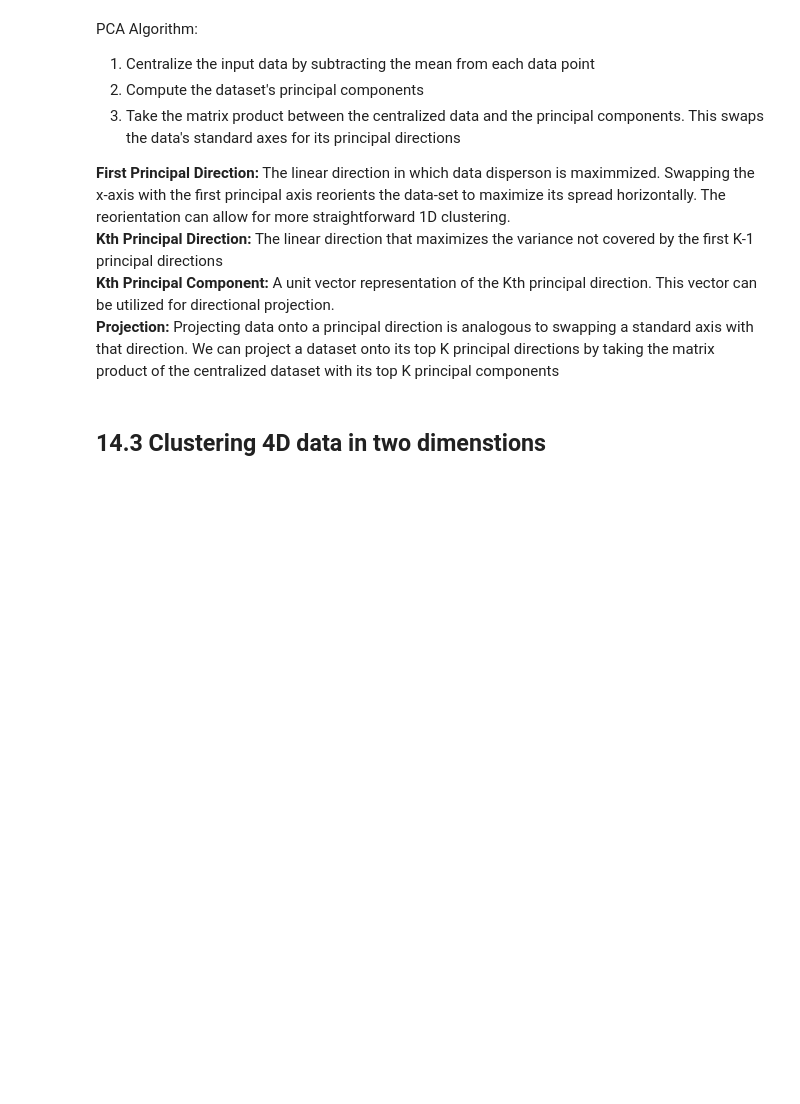
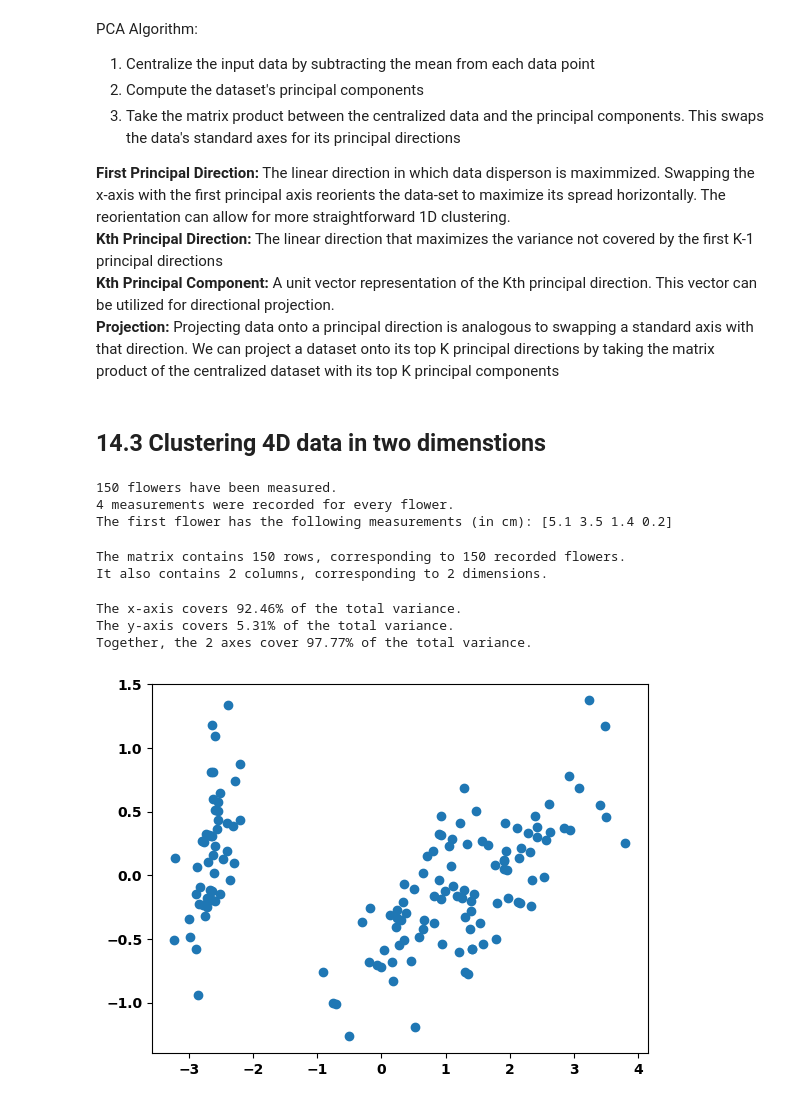
Before and after one commit to IanSinColorado/DataScienceBootcamp, a Jupyter notebook: Chapter14.ipynb, the cells around one changed output. Cells and saved outputs as stored; diff of their text form; code cells hidden in the pictures; blank space fills up the shorter version.

```diff
--- a/Chapter14.ipynb
+++ b/Chapter14.ipynb
@@ -293,3 +293,49 @@ PCA Algorithm:
 **Projection:** Projecting data onto a principal direction is analogous to swapping a standard axis with that direction. We can project a dataset onto its top K principal directions by taking the matrix product of the centralized dataset with its top K principal components
 # %% [markdown]
 ## 14.3 Clustering 4D data in two dimenstions
+# %%
+# Loading flower measurements from scikit-learn
+from sklearn.datasets import load_iris
+flower_data = load_iris()
+flower_measurements = flower_data['data']
+num_flowers, num_measurements = flower_measurements.shape
+print(f"{num_flowers} flowers have been measured.")
+print(f"{num_measurements} measurements were recorded for every flower.")
+print(f"The first flower has the following measurements (in cm): {flower_measurements[0]}")
+# %% [output]
+150 flowers have been measured.
+4 measurements were recorded for every flower.
+The first flower has the following measurements (in cm): [5.1 3.5 1.4 0.2]
+# %%
+# Reducing flower measurements to two dimensions
+pca_object_2D = PCA(n_components=2)
+transformed_data_2D = pca_object_2D.fit_transform(flower_measurements)
+# %%
+# Checking the shape of a dimensionally reduced matrix
+row_count, column_count = transformed_data_2D.shape
+print(f"The matrix contains {row_count} rows, corresponding to {row_count} recorded flowers.")
+print(f"It also contains {column_count} columns, corresponding to {column_count} dimensions.")
+# %% [output]
+The matrix contains 150 rows, corresponding to 150 recorded flowers.
+It also contains 2 columns, corresponding to 2 dimensions.
+# %%
+# Measuring the variance coverage of a dimensionally reduced matrix
+def print_2D_variance_coverage(pca_object):
+    percent_var_coverages = 100 * pca_object.explained_variance_ratio_
+    x_axis_coverage, y_axis_coverage = percent_var_coverages
+    total_coverage = x_axis_coverage + y_axis_coverage
+    print(f"The x-axis covers {x_axis_coverage:.2f}% of the total variance.")
+    print(f"The y-axis covers {y_axis_coverage:.2f}% of the total variance.")
+    print(f"Together, the 2 axes cover {total_coverage:.2f}% of the total variance.")
+
+print_2D_variance_coverage(pca_object_2D)
+# %% [output]
+The x-axis covers 92.46% of the total variance.
+The y-axis covers 5.31% of the total variance.
+Together, the 2 axes cover 97.77% of the total variance.
+# %%
+# Plotting flower data in 2D
+plt.scatter(transformed_data_2D[:,0], transformed_data_2D[:,1])
+plt.show()
+# %% [output]
+[figure, added]
```
Also changed, not shown: parts of 39 cells of this notebook.
